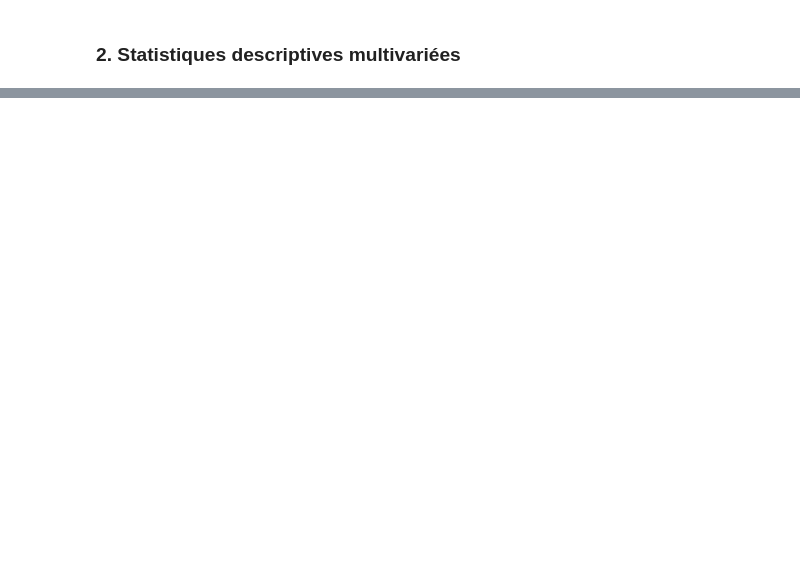
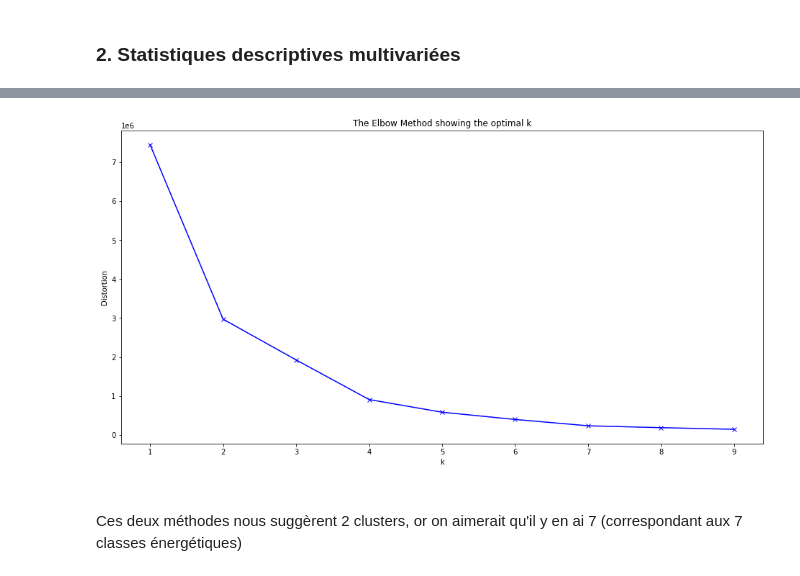
Before and after one commit to cecilepillard/2020_Energy, a Jupyter notebook: Python-Energy-G1.ipynb, the cells around one changed output, grey strips where cells are left out. Drawn from its saved outputs; the diff is of its cells as text; code cells hidden in the pictures; blank space fills up the shorter version.

```diff
--- a/Python-Energy-G1.ipynb
+++ b/Python-Energy-G1.ipynb
@@ -245,0 +416,21 @@ Name: orientation, dtype: int64
+# %%
+distortions = []
+K = range(1,10)
+for k in K:
+    kmeanModel = KMeans(n_clusters=k)
+    kmeanModel.fit(x[['Relative.compactness', 'Surface.area', 'Wall.area', 'Glazing.area']])
+    distortions.append(kmeanModel.inertia_)
+# %%
+plt.figure(figsize=(16,8))
+plt.plot(K, distortions, 'bx-')
+plt.xlabel('k')
+plt.ylabel('Distortion')
+plt.title('The Elbow Method showing the optimal k')
+plt.show()
+# %% [output]
+[figure, added]
+# %% [markdown]
+<br>
+
+
+Ces deux méthodes nous suggèrent 2 clusters, or on aimerait qu'il y en ai 7 (correspondant aux 7 classes énergétiques)
```
Also changed, not shown: parts of 154 cells of this notebook.
